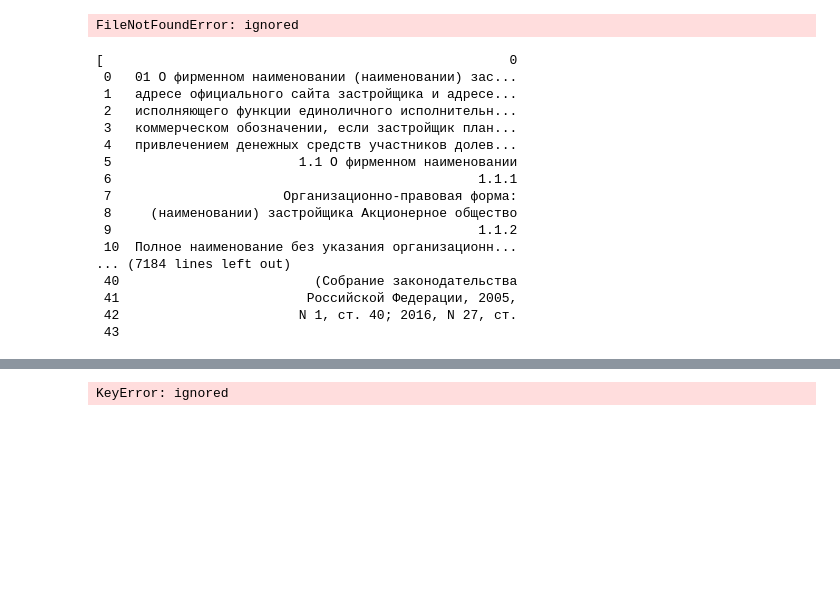
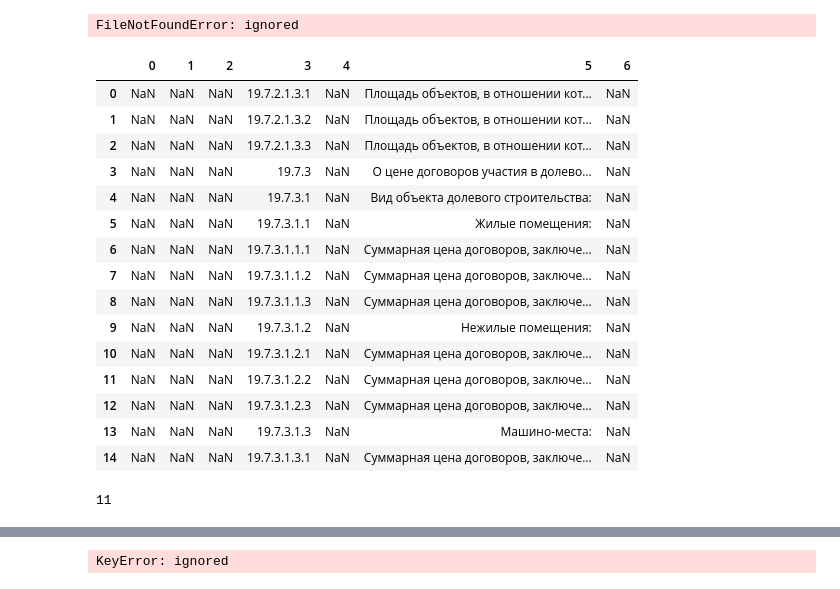
Before and after one commit to EvgenyBelov78/DA1, a Jupyter notebook: NDRF.ipynb, the cells around one changed output, grey strips where cells are left out. Cells and saved outputs as stored; diff of their text form; code cells hidden in the pictures; blank space fills up the shorter version.

```diff
--- a/NDRF.ipynb
+++ b/NDRF.ipynb
@@ -201,22 +200,21 @@ with fitz.open(rpdPdfLink) as doc:
 # %% [output]
 FileNotFoundError: ignored
 # %%
-tables
+tables[110]
 # %% [output]
-[                                                    0
- 0   01 О фирменном наименовании (наименовании) зас...
- 1   адресе официального сайта застройщика и адресе...
- 2   исполняющего функции единоличного исполнительн...
- 3   коммерческом обозначении, если застройщик план...
- 4   привлечением денежных средств участников долев...
- 5                        1.1 О фирменном наименовании
- 6                                               1.1.1
- 7                      Организационно-правовая форма:
- 8     (наименовании) застройщика Акционерное общество
- 9                                               1.1.2
- 10  Полное наименование без указания организационн...
-... (7184 lines left out)
- 40                         (Собрание законодательства
- 41                        Российской Федерации, 2005,
- 42                       N 1, ст. 40; 2016, N 27, ст.
- 43
+|  | 0 | 1 | 2 | 3 | 4 | 5 | 6 |
+| 0 | NaN | NaN | NaN | 19.7.2.1.3.1 | NaN | Площадь объектов, в отношении кот... | NaN |
+| 1 | NaN | NaN | NaN | 19.7.2.1.3.2 | NaN | Площадь объектов, в отношении кот... | NaN |
+| 2 | NaN | NaN | NaN | 19.7.2.1.3.3 | NaN | Площадь объектов, в отношении кот... | NaN |
+| 3 | NaN | NaN | NaN | 19.7.3 | NaN | О цене договоров участия в долево... | NaN |
+| 4 | NaN | NaN | NaN | 19.7.3.1 | NaN | Вид объекта долевого строительства: | NaN |
+| 5 | NaN | NaN | NaN | 19.7.3.1.1 | NaN | Жилые помещения: | NaN |
+| 6 | NaN | NaN | NaN | 19.7.3.1.1.1 | NaN | Суммарная цена договоров, заключе... | NaN |
+| 7 | NaN | NaN | NaN | 19.7.3.1.1.2 | NaN | Суммарная цена договоров, заключе... | NaN |
+| 8 | NaN | NaN | NaN | 19.7.3.1.1.3 | NaN | Суммарная цена договоров, заключе... | NaN |
+| 9 | NaN | NaN | NaN | 19.7.3.1.2 | NaN | Нежилые помещения: | NaN |
+| 10 | NaN | NaN | NaN | 19.7.3.1.2.1 | NaN | Суммарная цена договоров, заключе... | NaN |
+| 11 | NaN | NaN | NaN | 19.7.3.1.2.2 | NaN | Суммарная цена договоров, заключе... | NaN |
+| 12 | NaN | NaN | NaN | 19.7.3.1.2.3 | NaN | Суммарная цена договоров, заключе... | NaN |
+| 13 | NaN | NaN | NaN | 19.7.3.1.3 | NaN | Машино-места: | NaN |
+| 14 | NaN | NaN | NaN | 19.7.3.1.3.1 | NaN | Суммарная цена договоров, заключе... | NaN |
@@ -222,0 +224,4 @@ tables
+# %%
+len(tables[108][5]) #[tables[108][5].str.find('845')>-1]
+# %% [output]
+11
```
Also changed, not shown: parts of 15 cells of this notebook.
